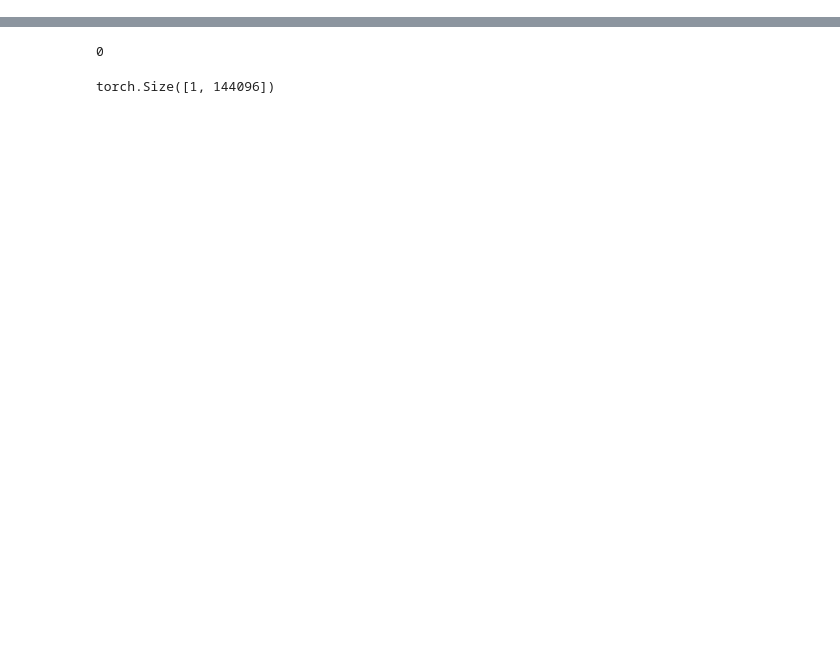
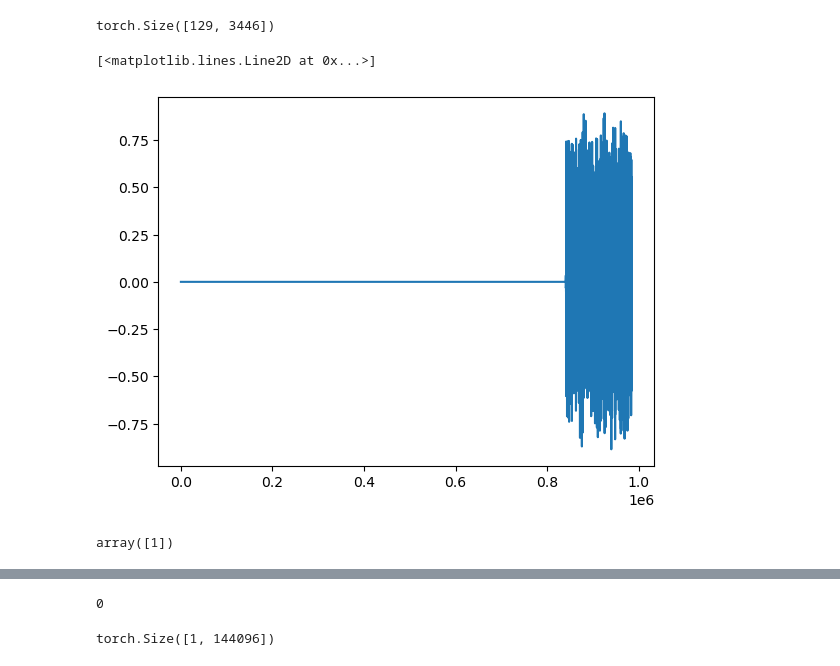
Before and after one commit to juliankraft/TermPaper1-Ecoacoustics, a Jupyter notebook: Code/data_dev.ipynb, the cells around one changed output, grey strips where cells are left out. Cells and saved outputs as stored; diff of their text form; code cells hidden in the pictures; blank space fills up the shorter version.

```diff
--- a/Code/data_dev.ipynb
+++ b/Code/data_dev.ipynb
@@ -7,7 +4,25 @@ The autoreload extension is already loaded. To reload it, use:
 # %%
 from dataloader import InsectDatamodule
 # %%
-datamodule = InsectDatamodule(csv_paths=['../data/Cicadidae.csv', '../data/Orthoptera.csv'], batch_size=1)
+datamodule = InsectDatamodule(csv_paths=['../data/Cicadidae.csv', '../data/Orthoptera.csv'], batch_size=2, eval_max_len_in_seconds=1)
 train_dataloader = datamodule.train_dataloader()
+val_dataloader = datamodule.val_dataloader()
+# %%
+x, y = train_dataloader.dataset[0]
+x.shape
+# %% [output]
+torch.Size([129, 3446])
 # %%
 waveform, samplerate = train_dataloader.dataset.load_sample('../data/Cicadidae/Myopsaltamelanobasis/Myopsaltamelanobasis_Myopsalta_melanobasis_Brigalow.wav')
+# %%
+waveform, samplerate = val_dataloader.dataset.load_sample('../data/Cicadidae/Myopsaltamelanobasis/Myopsaltamelanobasis_Myopsalta_melanobasis_Brigalow.wav')
+# %%
+x = val_dataloader.dataset.get_random_part_padded(waveform=waveform, samplerate=samplerate)
+plt.plot(x[0, :])
+# %% [output]
+[<matplotlib.lines.Line2D at 0x...>]
+[figure, added]
+# %%
+np.random.randint(0, 2, 1)
+# %% [output]
+array([1])
```
Also changed, not shown: parts of 5 cells of this notebook.
